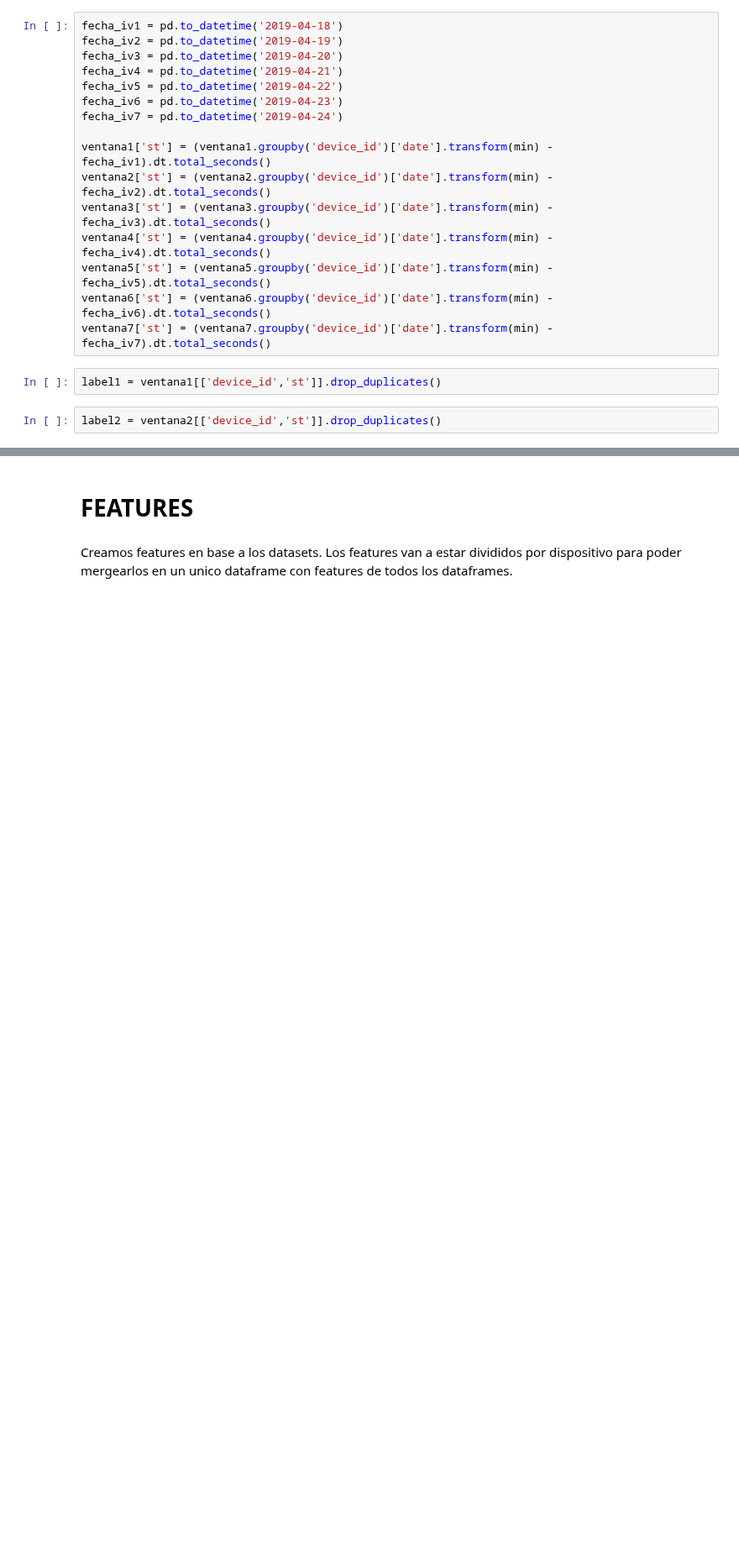
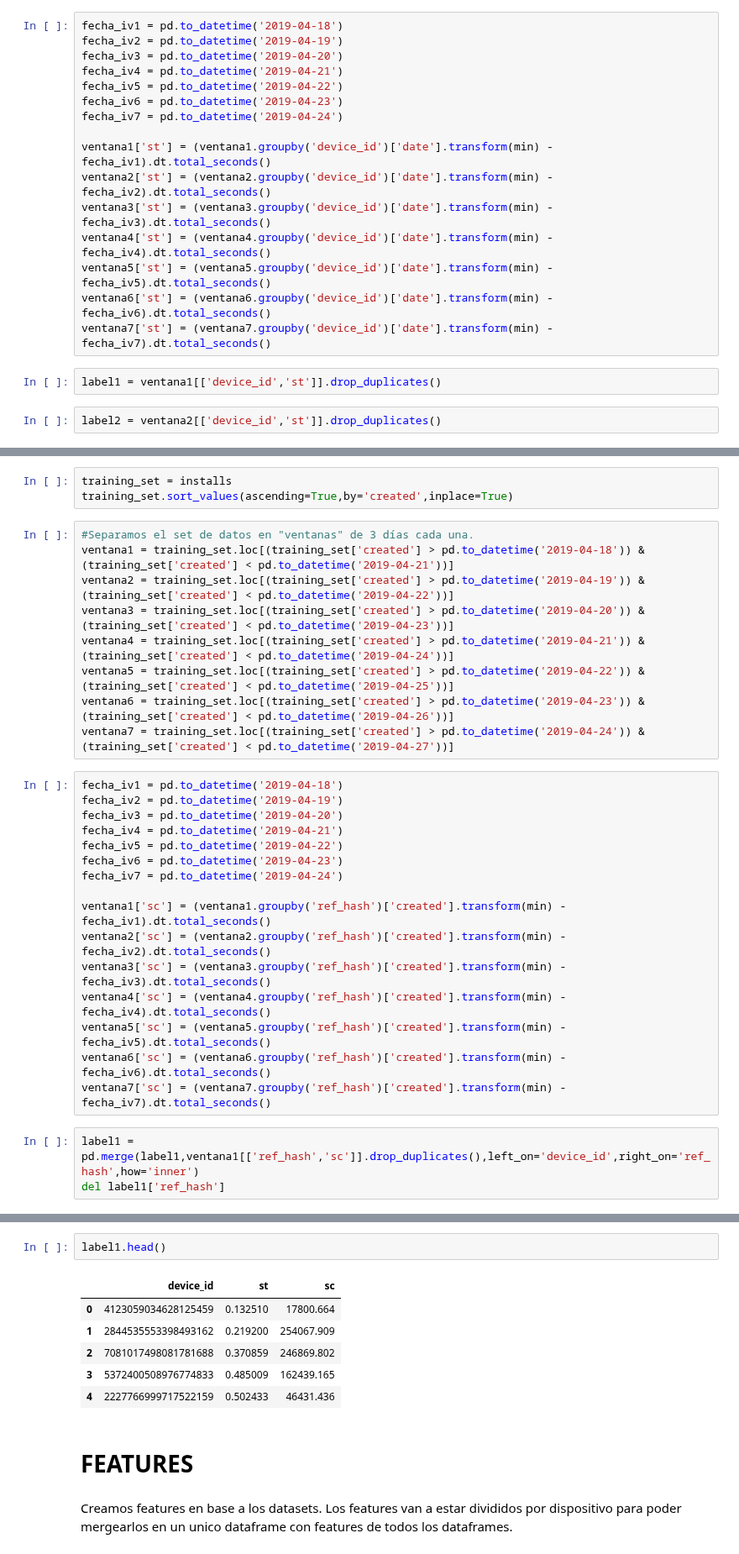
Before and after one commit to alepenaa94/Datos_2019_tp2, a Jupyter notebook: Algoritmos_ML/pruebaASD.ipynb, the cells around one changed output, grey strips where cells are left out. Shown at 84% size. Drawn from its saved outputs; the diff is of its cells as text; blank space fills up the shorter version.

Commit message:
agrego calculo sc en los labels

```diff
--- a/Algoritmos_ML/pruebaASD.ipynb
+++ b/Algoritmos_ML/pruebaASD.ipynb
@@ -70,0 +79,31 @@ label2 = ventana2[['device_id','st']].drop_duplicates()
+# %%
+training_set = installs
+training_set.sort_values(ascending=True,by='created',inplace=True)
+# %%
+#Separamos el set de datos en "ventanas" de 3 días cada una.
+ventana1 = training_set.loc[(training_set['created'] > pd.to_datetime('2019-04-18')) & (training_set['created'] < pd.to_datetime('2019-04-21'))]
+ventana2 = training_set.loc[(training_set['created'] > pd.to_datetime('2019-04-19')) & (training_set['created'] < pd.to_datetime('2019-04-22'))]
+ventana3 = training_set.loc[(training_set['created'] > pd.to_datetime('2019-04-20')) & (training_set['created'] < pd.to_datetime('2019-04-23'))]
+ventana4 = training_set.loc[(training_set['created'] > pd.to_datetime('2019-04-21')) & (training_set['created'] < pd.to_datetime('2019-04-24'))]
+ventana5 = training_set.loc[(training_set['created'] > pd.to_datetime('2019-04-22')) & (training_set['created'] < pd.to_datetime('2019-04-25'))]
+ventana6 = training_set.loc[(training_set['created'] > pd.to_datetime('2019-04-23')) & (training_set['created'] < pd.to_datetime('2019-04-26'))]
+ventana7 = training_set.loc[(training_set['created'] > pd.to_datetime('2019-04-24')) & (training_set['created'] < pd.to_datetime('2019-04-27'))]
+# %%
+fecha_iv1 = pd.to_datetime('2019-04-18')
+fecha_iv2 = pd.to_datetime('2019-04-19')
+fecha_iv3 = pd.to_datetime('2019-04-20')
+fecha_iv4 = pd.to_datetime('2019-04-21')
+fecha_iv5 = pd.to_datetime('2019-04-22')
+fecha_iv6 = pd.to_datetime('2019-04-23')
+fecha_iv7 = pd.to_datetime('2019-04-24')
+
+ventana1['sc'] = (ventana1.groupby('ref_hash')['created'].transform(min) -  fecha_iv1).dt.total_seconds()
+ventana2['sc'] = (ventana2.groupby('ref_hash')['created'].transform(min) -  fecha_iv2).dt.total_seconds()
+ventana3['sc'] = (ventana3.groupby('ref_hash')['created'].transform(min) -  fecha_iv3).dt.total_seconds()
+ventana4['sc'] = (ventana4.groupby('ref_hash')['created'].transform(min) -  fecha_iv4).dt.total_seconds()
+ventana5['sc'] = (ventana5.groupby('ref_hash')['created'].transform(min) -  fecha_iv5).dt.total_seconds()
+ventana6['sc'] = (ventana6.groupby('ref_hash')['created'].transform(min) -  fecha_iv6).dt.total_seconds()
+ventana7['sc'] = (ventana7.groupby('ref_hash')['created'].transform(min) -  fecha_iv7).dt.total_seconds()
+# %%
+label1 = pd.merge(label1,ventana1[['ref_hash','sc']].drop_duplicates(),left_on='device_id',right_on='ref_hash',how='inner')
+del label1['ref_hash']
@@ -71,3 +122,12 @@ label2 = ventana2[['device_id','st']].drop_duplicates()
+# %%
+label1.head()
+# %% [output]
+|  | device_id | st | sc |
+| 0 | 4123059034628125459 | 0.132510 | 17800.664 |
+| 1 | 2844535553398493162 | 0.219200 | 254067.909 |
+| 2 | 7081017498081781688 | 0.370859 | 246869.802 |
+| 3 | 5372400508976774833 | 0.485009 | 162439.165 |
+| 4 | 2227766999717522159 | 0.502433 | 46431.436 |
 # %% [markdown]
 # FEATURES
 # %% [markdown]
```
Also changed, not shown: parts of 8 cells of this notebook.
